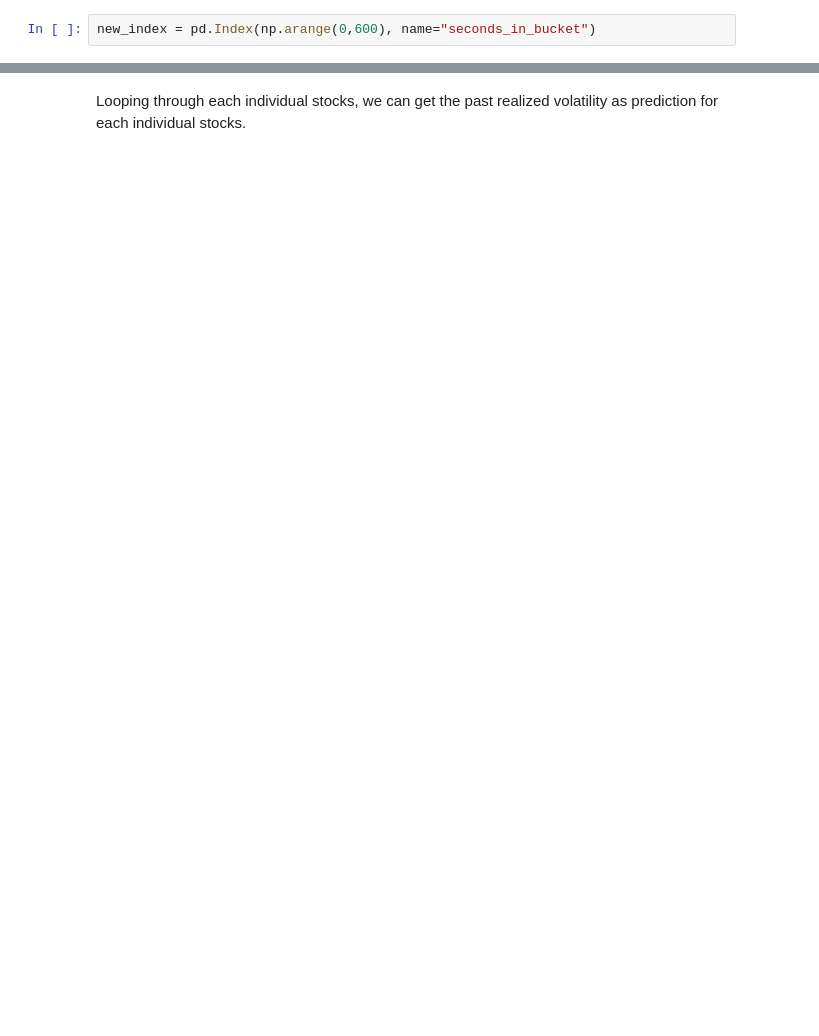
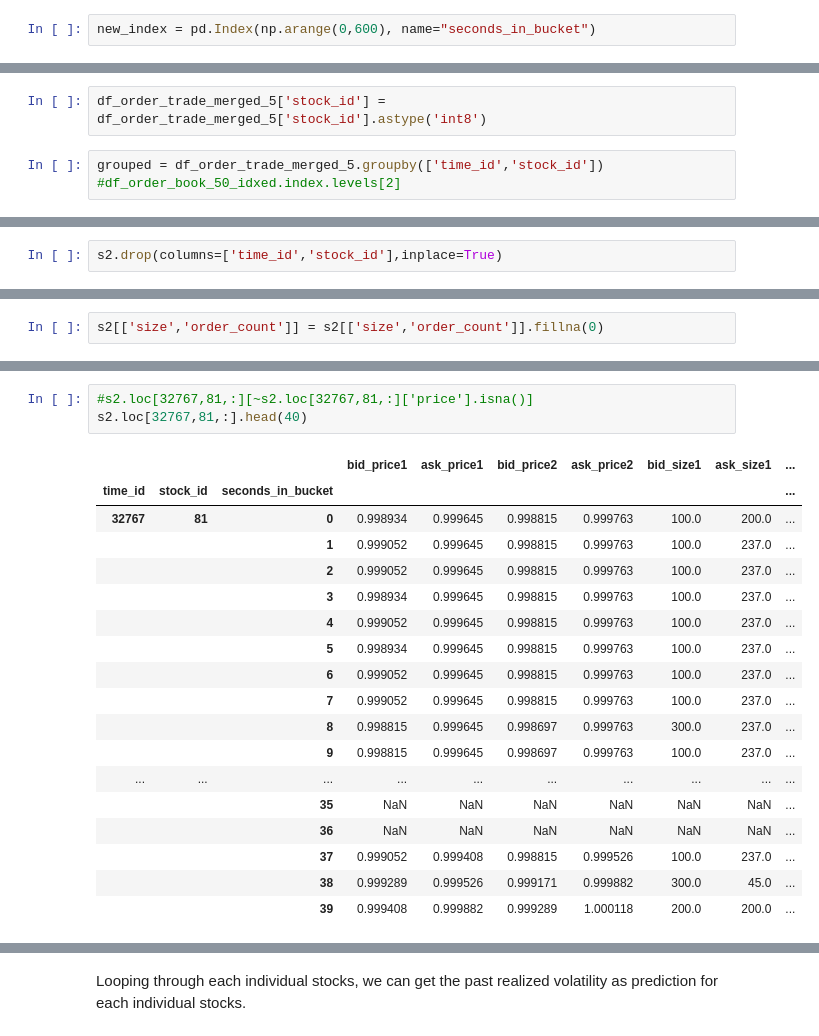
Before and after one commit to arungansi/Jovian-ML-0toGBMs, a Jupyter notebook: my-zero-to-gbm-proj-assign.ipynb, the cells around one changed output, grey strips where cells are left out. Saved outputs shown, nothing was run; the diff lists cells and outputs as text; blank space fills up the shorter version.

Commit message:
Solved till merging order and trade

```diff
--- a/my-zero-to-gbm-proj-assign.ipynb
+++ b/my-zero-to-gbm-proj-assign.ipynb
@@ -347,0 +392,5 @@ df_order_book_50.groupby(['time_id','stock_id']).seconds_in_bucket.count()
+# %%
+df_order_trade_merged_5['stock_id'] = df_order_trade_merged_5['stock_id'].astype('int8')
+# %%
+grouped = df_order_trade_merged_5.groupby(['time_id','stock_id'])
+#df_order_book_50_idxed.index.levels[2]
@@ -347,0 +438,2 @@ df_order_book_50.groupby(['time_id','stock_id']).seconds_in_bucket.count()
+# %%
+s2.drop(columns=['time_id','stock_id'],inplace=True)
@@ -347,0 +519,2 @@ df_order_book_50.groupby(['time_id','stock_id']).seconds_in_bucket.count()
+# %%
+s2[['size','order_count']] = s2[['size','order_count']].fillna(0)
@@ -347,0 +585,22 @@ df_order_book_50.groupby(['time_id','stock_id']).seconds_in_bucket.count()
+# %%
+#s2.loc[32767,81,:][~s2.loc[32767,81,:]['price'].isna()]
+s2.loc[32767,81,:].head(40)
+# %% [output]
+|  |  |  | bid_price1 | ask_price1 | bid_price2 | ask_price2 | bid_size1 | ask_size1 | ... |
+| time_id | stock_id | seconds_in_bucket |  |  |  |  |  |  | ... |
+| 32767 | 81 | 0 | 0.998934 | 0.999645 | 0.998815 | 0.999763 | 100.0 | 200.0 | ... |
+|  |  | 1 | 0.999052 | 0.999645 | 0.998815 | 0.999763 | 100.0 | 237.0 | ... |
+|  |  | 2 | 0.999052 | 0.999645 | 0.998815 | 0.999763 | 100.0 | 237.0 | ... |
+|  |  | 3 | 0.998934 | 0.999645 | 0.998815 | 0.999763 | 100.0 | 237.0 | ... |
+|  |  | 4 | 0.999052 | 0.999645 | 0.998815 | 0.999763 | 100.0 | 237.0 | ... |
+|  |  | 5 | 0.998934 | 0.999645 | 0.998815 | 0.999763 | 100.0 | 237.0 | ... |
+|  |  | 6 | 0.999052 | 0.999645 | 0.998815 | 0.999763 | 100.0 | 237.0 | ... |
+|  |  | 7 | 0.999052 | 0.999645 | 0.998815 | 0.999763 | 100.0 | 237.0 | ... |
+|  |  | 8 | 0.998815 | 0.999645 | 0.998697 | 0.999763 | 300.0 | 237.0 | ... |
+|  |  | 9 | 0.998815 | 0.999645 | 0.998697 | 0.999763 | 100.0 | 237.0 | ... |
+| ... | ... | ... | ... | ... | ... | ... | ... | ... | ... |
+|  |  | 35 | NaN | NaN | NaN | NaN | NaN | NaN | ... |
+|  |  | 36 | NaN | NaN | NaN | NaN | NaN | NaN | ... |
+|  |  | 37 | 0.999052 | 0.999408 | 0.998815 | 0.999526 | 100.0 | 237.0 | ... |
+|  |  | 38 | 0.999289 | 0.999526 | 0.999171 | 0.999882 | 300.0 | 45.0 | ... |
+|  |  | 39 | 0.999408 | 0.999882 | 0.999289 | 1.000118 | 200.0 | 200.0 | ... |
```
Also changed, not shown: parts of 69 cells of this notebook.
